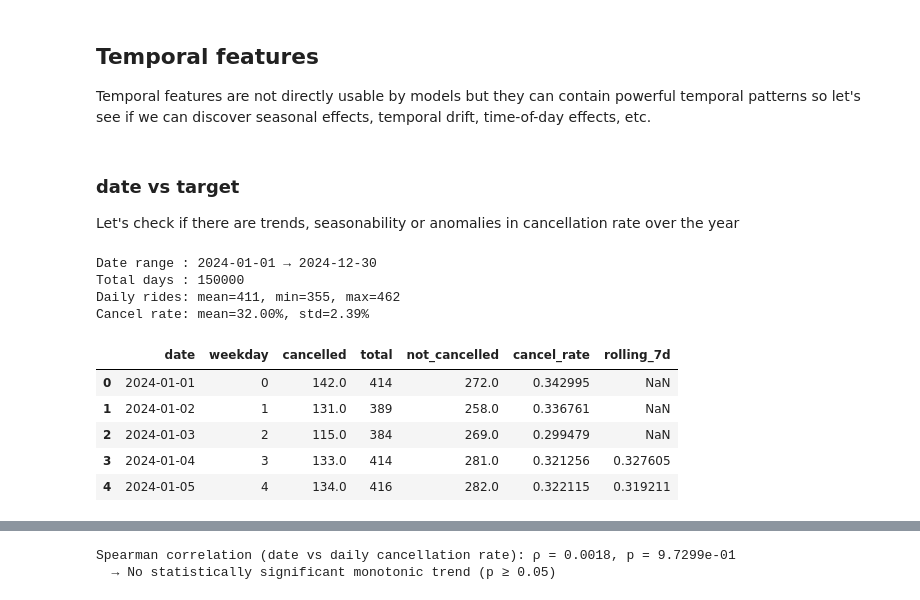
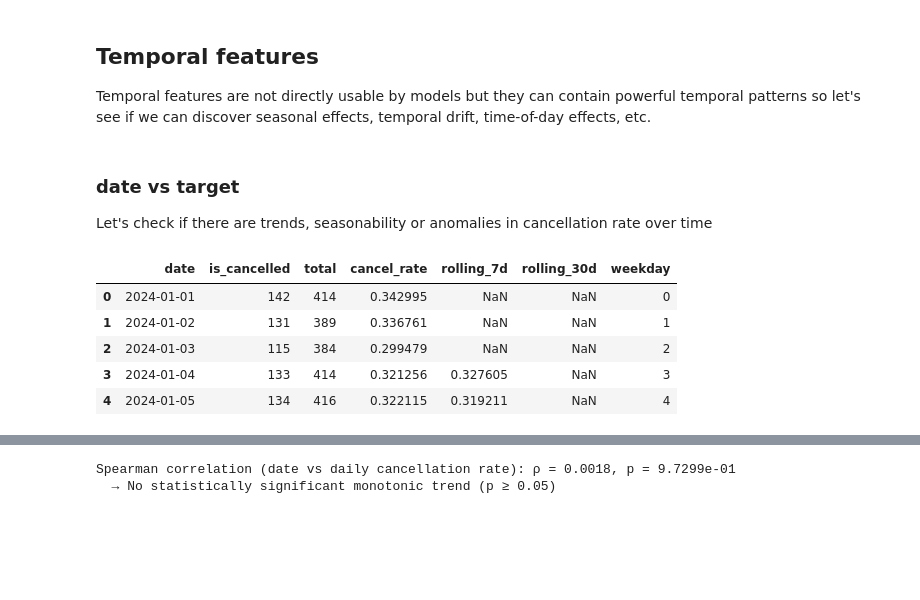
Before and after one commit to amaldu/uber-ride-cancellation-prediction, a Jupyter notebook: uber-analysis/notebooks/05_bivar_eda.ipynb, the cells around one changed output, grey strips where cells are left out. Drawn from its saved outputs; the diff is of its cells as text; code cells hidden in the pictures; blank space fills up the shorter version.

```diff
--- a/uber-analysis/notebooks/05_bivar_eda.ipynb
+++ b/uber-analysis/notebooks/05_bivar_eda.ipynb
@@ -57,38 +57,25 @@ Temporal features are not directly usable by models but they can contain powerfu
 # %% [markdown]
 ### date vs target
 
-Let's check if there are trends, seasonability or anomalies in cancellation rate over the year
+Let's check if there are trends, seasonability or anomalies in cancellation rate over time
 # %%
-import matplotlib.dates as mdates
 
-daily = df[["date", "weekday", "is_cancelled"]].copy()
+daily = df[["date", "is_cancelled"]].copy()
 
-daily = daily.groupby("date").agg(
-    weekday=("weekday", "first"),
-    cancelled=("is_cancelled", "sum"),
-    total=("is_cancelled", "count")
-).reset_index()
 daily["date"] = pd.to_datetime(daily["date"])
-daily["not_cancelled"] = daily["total"] - daily["cancelled"]
-daily["cancel_rate"] = daily["cancelled"] / daily["total"]
-daily["rolling_7d"] = daily["cancel_rate"].rolling(7, center=True).mean()
+daily = daily.groupby("date").agg(is_cancelled=("is_cancelled", "sum"), total=("is_cancelled", "count")).reset_index()
 
-print(f"Date range : {df['date'].min()} → {df['date'].max()}")
-print(f"Total days : {len(df)}")
-print(f"Daily rides: mean={daily['total'].mean():.0f}, "
-      f"min={daily['total'].min()}, max={daily['total'].max()}")
-print(f"Cancel rate: mean={daily['cancel_rate'].mean():.2%}, "
-      f"std={daily['cancel_rate'].std():.2%}")
+daily["cancel_rate"] = daily["is_cancelled"] / daily["total"]
+daily["rolling_7d"] = daily["cancel_rate"].rolling(window=7, center=True).mean()
+daily["rolling_30d"] = daily["cancel_rate"].rolling(window=30, center=True).mean()
+daily["weekday"] = daily["date"].dt.dayofweek
+
 daily.head()
 # %% [output]
-Date range : 2024-01-01 → 2024-12-30
-Total days : 150000
-Daily rides: mean=411, min=355, max=462
-Cancel rate: mean=32.00%, std=2.39%
-|  | date | weekday | cancelled | total | not_cancelled | cancel_rate | rolling_7d |
-| 0 | 2024-01-01 | 0 | 142.0 | 414 | 272.0 | 0.342995 | NaN |
-| 1 | 2024-01-02 | 1 | 131.0 | 389 | 258.0 | 0.336761 | NaN |
-| 2 | 2024-01-03 | 2 | 115.0 | 384 | 269.0 | 0.299479 | NaN |
-| 3 | 2024-01-04 | 3 | 133.0 | 414 | 281.0 | 0.321256 | 0.327605 |
-| 4 | 2024-01-05 | 4 | 134.0 | 416 | 282.0 | 0.322115 | 0.319211 |
+|  | date | is_cancelled | total | cancel_rate | rolling_7d | rolling_30d | weekday |
+| 0 | 2024-01-01 | 142 | 414 | 0.342995 | NaN | NaN | 0 |
+| 1 | 2024-01-02 | 131 | 389 | 0.336761 | NaN | NaN | 1 |
+| 2 | 2024-01-03 | 115 | 384 | 0.299479 | NaN | NaN | 2 |
+| 3 | 2024-01-04 | 133 | 414 | 0.321256 | 0.327605 | NaN | 3 |
+| 4 | 2024-01-05 | 134 | 416 | 0.322115 | 0.319211 | NaN | 4 |
 # %%
```
Also changed, not shown: parts of 30 cells of this notebook.
